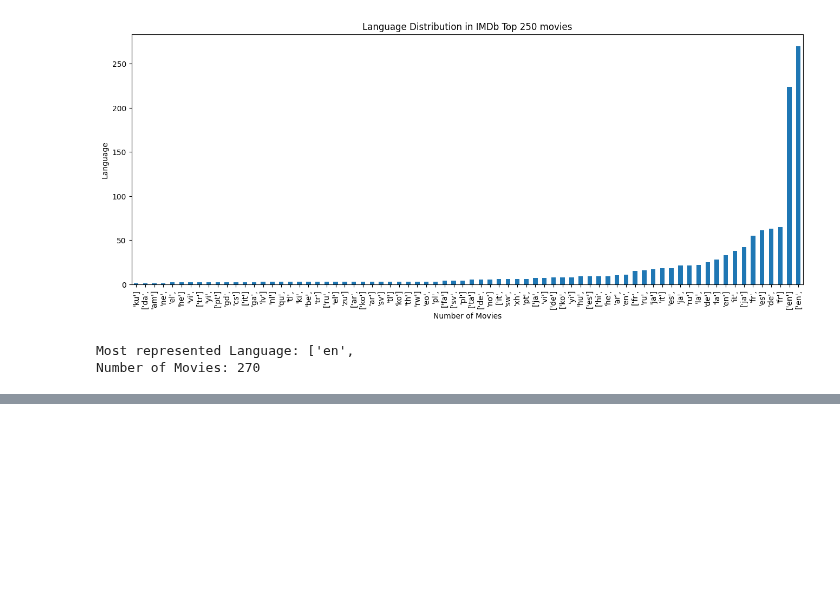
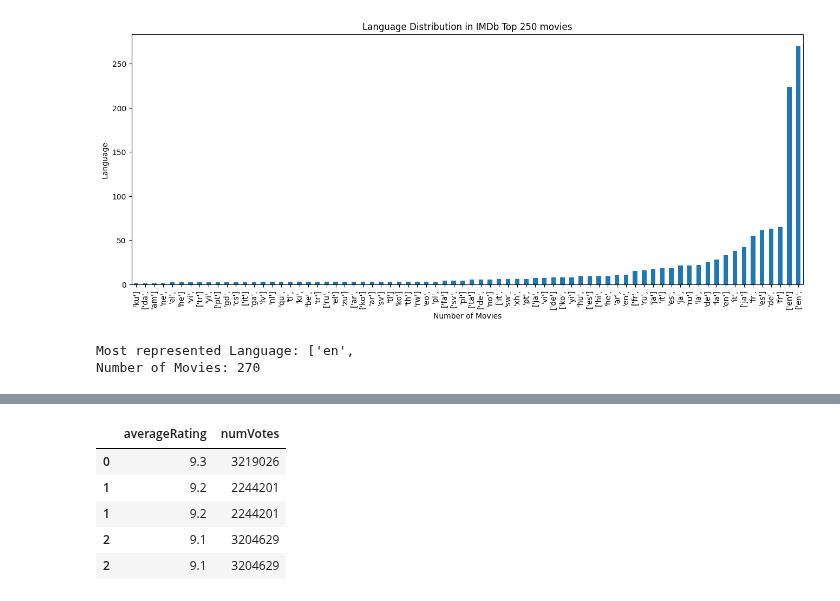
Before and after one commit to AVK48/AI-ML-JOURNEY, a Jupyter notebook: IMDb_Top_250_Movie_Insights.ipynb, the cells around one changed output, grey strips where cells are left out. Cells and saved outputs as stored; diff of their text form; code cells hidden in the pictures; blank space fills up the shorter version.

```diff
--- a/IMDb_Top_250_Movie_Insights.ipynb
+++ b/IMDb_Top_250_Movie_Insights.ipynb
@@ -249,0 +306,9 @@ Number of Movies: 270
+# %%
+exdf[['averageRating', 'numVotes']].head()
+# %% [output]
+|  | averageRating | numVotes |
+| 0 | 9.3 | 3219026 |
+| 1 | 9.2 | 2244201 |
+| 1 | 9.2 | 2244201 |
+| 2 | 9.1 | 3204629 |
+| 2 | 9.1 | 3204629 |
```
Also changed, not shown: parts of 8 cells of this notebook.
